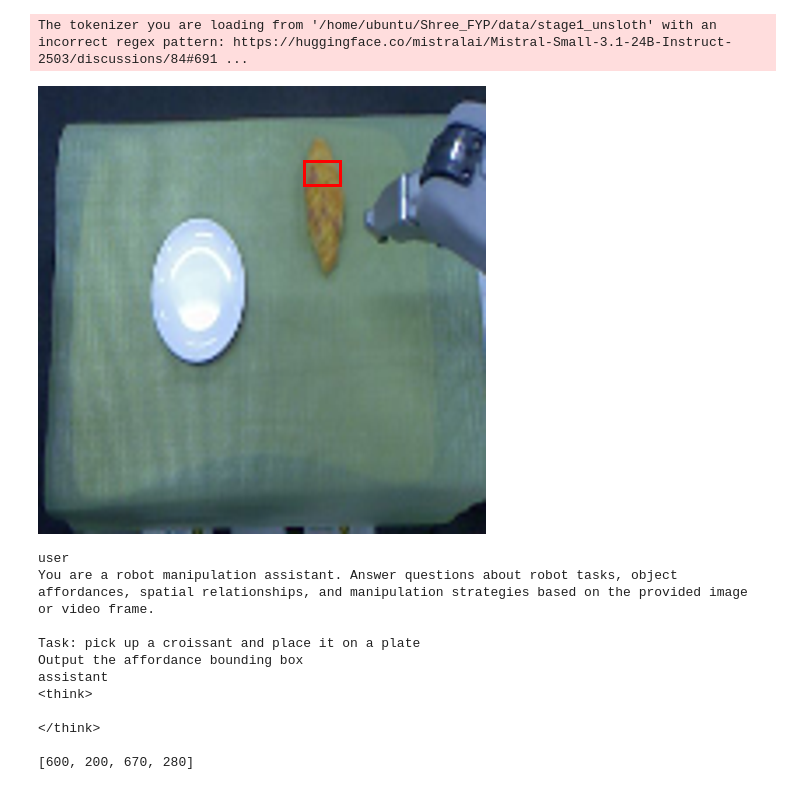
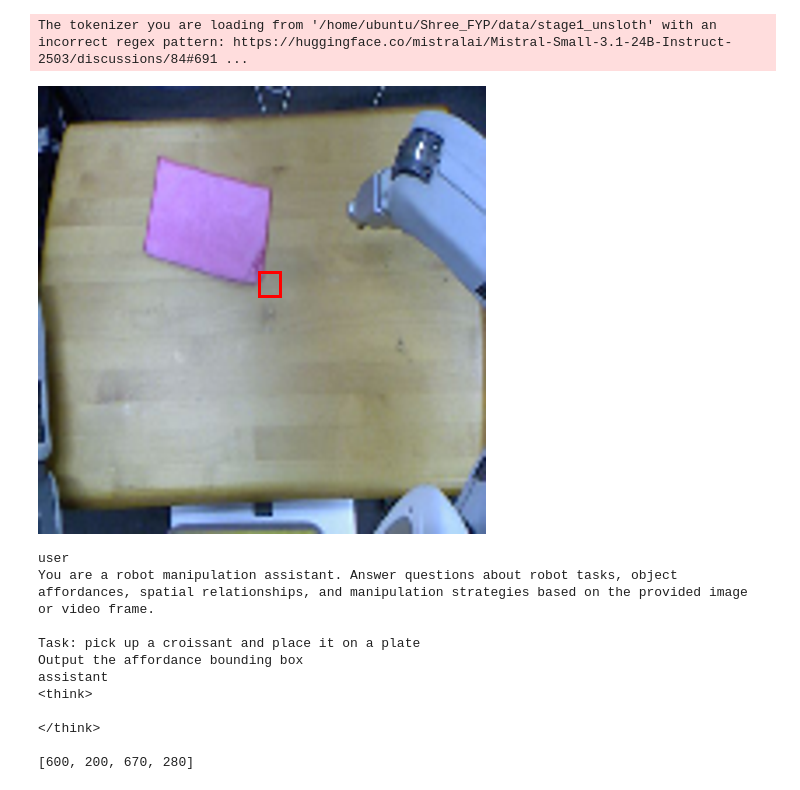
Before and after one commit to shreethar/VLA-FYP, a Jupyter notebook: data/test_qwen_dataset.ipynb, the cells around one changed output. Drawn from its saved outputs; the diff is of its cells as text; code cells hidden in the pictures.

```diff
--- a/data/test_qwen_dataset.ipynb
+++ b/data/test_qwen_dataset.ipynb
@@ -72,36 +72,37 @@ import ast
 from PIL import ImageDraw
 
 # 1. Grab the image (make a copy so we don't draw on the original dataset object)
-image = ds[1]['messages'][0]['content'][0]['image'].copy()
+image = ds[0]['messages'][0]['content'][0]['image'].copy()
 
 # 2. Get the assistant's string output and parse it into a list
 # bbox_str = ds[0]['messages'][1]['content']
 # bbox_str = "[271, 245, 351, 341]"
 # bbox_str = "[473, 103, 542, 363]"
 # bbox_str = "[180,130,360,280]"
 # bbox_str = "[480, 288, 517, 342]"
 # bbox_str = "[250, 251, 327, 347]"
 # bbox_str = "[540, 100, 620, 340]"
 # bbox_str = "[600, 200, 670, 280]"
-bbox_str = "[592, 167, 677, 224]"
+# bbox_str = "[592, 167, 677, 224]"
+bbox_str = "[493, 413, 544, 472]"
 bbox_1000 = ast.literal_eval(bbox_str)  # converts "[479, 288, 516, 342]" -> [479, 288, 516, 342]
 
 width, height = image.size
 
 # 3. Scale coordinates from 0-1000 down to the actual image size (448x448)
 xmin = (bbox_1000[0] / 1000) * width
 ymin = (bbox_1000[1] / 1000) * height
 xmax = (bbox_1000[2] / 1000) * width
 ymax = (bbox_1000[3] / 1000) * height
 
 # 4. Draw a red rectangle
 draw = ImageDraw.Draw(image)
 draw.rectangle([xmin, ymin, xmax, ymax], outline="red", width=3)
 
 # 5. Display in Jupyter (just putting the variable at the end of the cell renders it)
 image
 # %% [output]
-[figure, old version]
+[figure, new version]
 # %%
 from transformers import AutoModelForImageTextToText
 # %%
```
